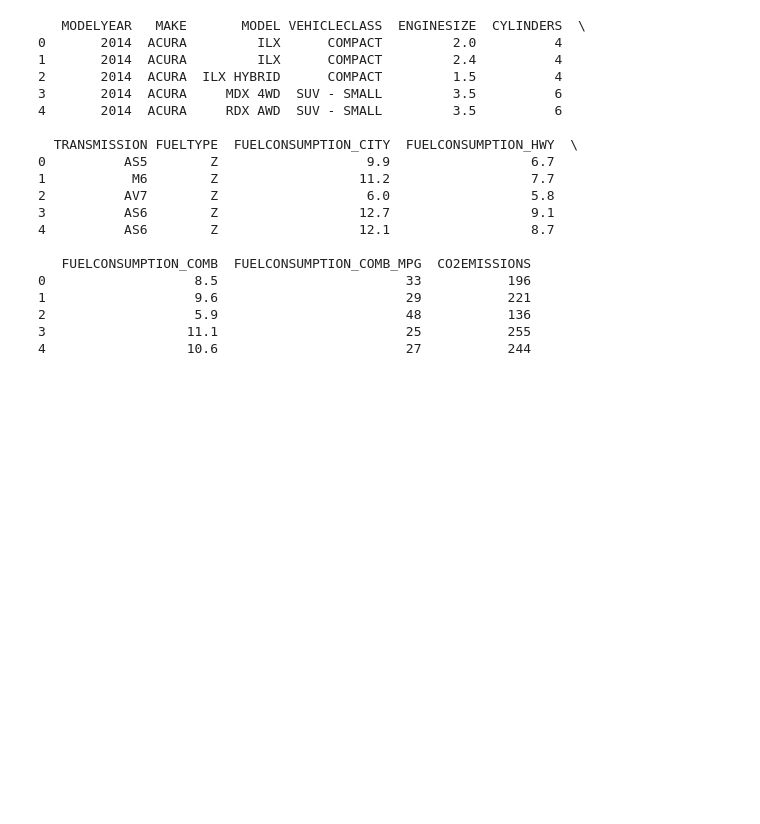
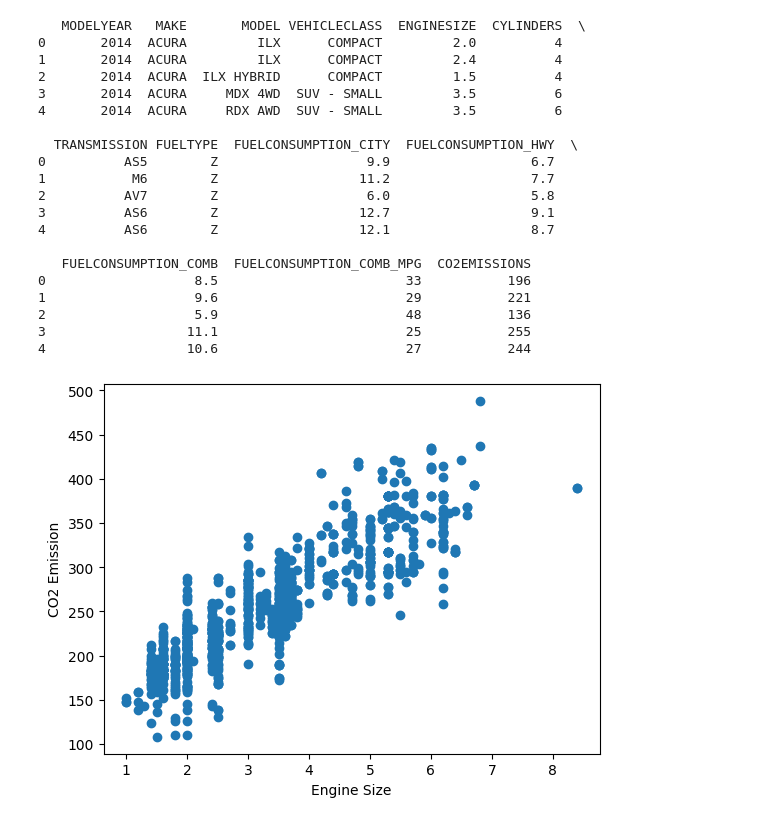
Before and after one commit to minhaz1172/Machine-Learning, a Jupyter notebook: Simple_Linear_regression.ipynb, the cells around one changed output. Drawn from its saved outputs; the diff is of its cells as text; code cells hidden in the pictures; blank space fills up the shorter version.

Commit message:
Select variable for linear regression model

```diff
--- a/Simple_Linear_regression.ipynb
+++ b/Simple_Linear_regression.ipynb
@@ -53,3 +53,13 @@ print(df.head())
 2                   5.9                        48           136
 3                  11.1                        25           255
 4                  10.6                        27           244
+# %%
+#step-3:slect relavant features independent variables and dependend variables
+x=df[['ENGINESIZE']]
+y=df[['CO2EMISSIONS']]
+plt.scatter(x,y)
+plt.xlabel('Engine Size')
+plt.ylabel('CO2 Emission')
+plt.show()
+# %% [output]
+[figure, added]
```
